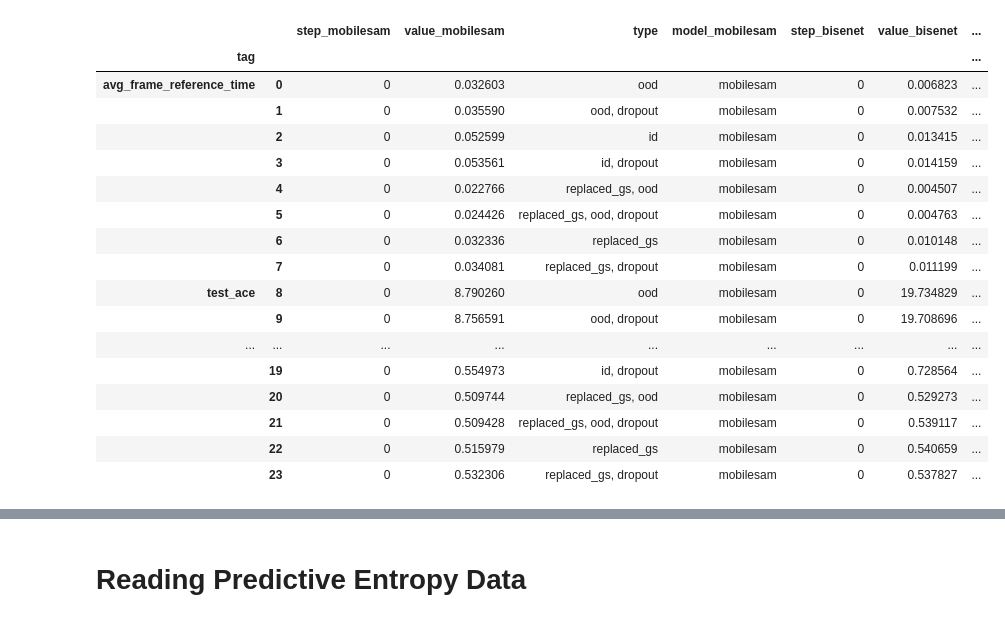
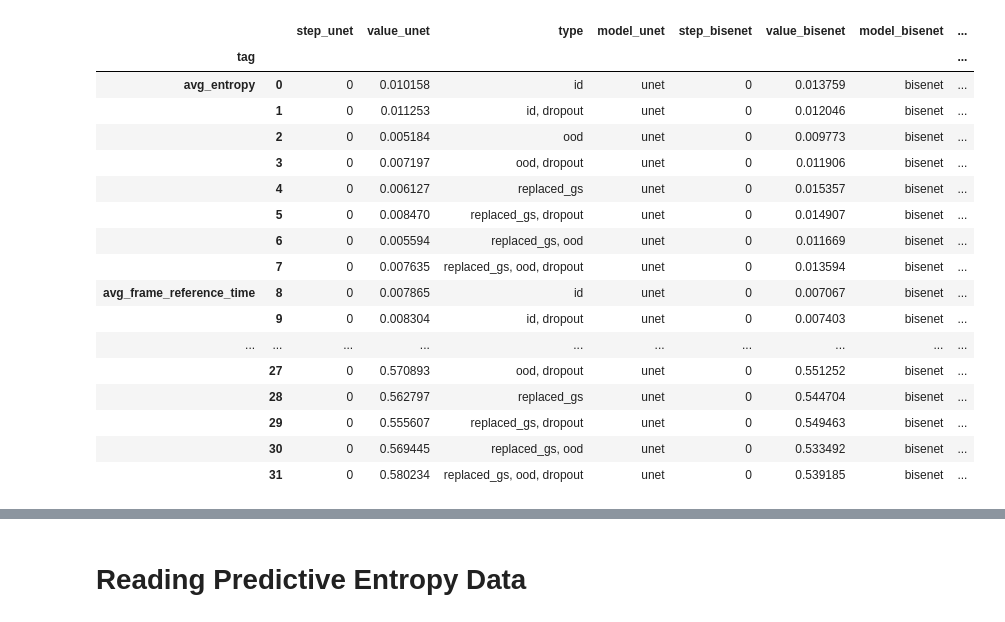
Before and after one commit to UTNuclearRoboticsPublic/assembly_glovebox_dataset, a Jupyter notebook: data/convert_scripts/tb_to_csv.ipynb, the cells around one changed output, grey strips where cells are left out. Saved outputs shown, nothing was run; the diff lists cells and outputs as text; code cells hidden in the pictures.

Commit message:
Separate MobileSAM testing

```diff
--- a/data/convert_scripts/tb_to_csv.ipynb
+++ b/data/convert_scripts/tb_to_csv.ipynb
@@ -129,0 +141,3 @@ result
+# %%
+# dfs = {value: result.loc[result['model'] == value] for value in ['bisenet', 'mobilesam', 'unet', 'bisenet_ensemble', 'mobilesam_ensemble', 'unet_ensemble']}
+dfs = {value: result.loc[result['model'] == value] for value in ['bisenet','unet', 'bisenet_ensemble', 'unet_ensemble']}
@@ -130,2 +164,3 @@ result
 # %%
-dfs = {value: result.loc[result['model'] == value] for value in ['bisenet', 'mobilesam', 'unet', 'bisenet_ensemble', 'mobilesam_ensemble', 'unet_ensemble']}
+msam_df = {value: result.loc[result['model'] == value] for value in ['mobilesam','mobilesam_ensemble']}
+msam_df
@@ -132,27 +209,32 @@ dfs = {value: result.loc[result['model'] == value] for value in ['bisenet', 'mob
 # %%
-x = dfs['mobilesam'].merge(dfs['bisenet'], on=['tag', 'type'], suffixes=("_mobilesam","_bisenet")).groupby(["tag"], group_keys=True).apply(lambda x: x.drop(columns=['tag']))
-x = x.merge(dfs['unet'], on=['tag', 'type']).groupby(["tag"], group_keys=True).apply(lambda x: x.drop(columns=['tag', 'step']))
-x = x.merge(dfs['bisenet_ensemble'], on=['tag', 'type'], suffixes=("_unet","_bisenet_ensemble")).groupby(["tag"], group_keys=True).apply(lambda x: x.drop(columns=['tag', 'step']))
-x = x.merge(dfs['mobilesam_ensemble'], on=['tag', 'type']).groupby(["tag"], group_keys=True).apply(lambda x: x.drop(columns=['tag', 'step']))
-x = x.merge(dfs['unet_ensemble'], on=['tag', 'type'], suffixes=("_mobilesam_ensemble","_unet_ensemble")).groupby(["tag"], group_keys=True).apply(lambda x: x.drop(columns=['tag', 'step']))
+# x = dfs['mobulesam'].merge(dfs['bisenet'], on=['tag', 'type'], suffixes=("_mobilesam","_bisenet")).groupby(["tag"], group_keys=True).apply(lambda x: x.drop(columns=['tag']))
+# x = x.merge(dfs['unet'], on=['tag', 'type']).groupby(["tag"], group_keys=True).apply(lambda x: x.drop(columns=['tag', 'step']))
+# x = x.merge(dfs['bisenet_ensemble'], on=['tag', 'type'], suffixes=("_unet","_bisenet_ensemble")).groupby(["tag"], group_keys=True).apply(lambda x: x.drop(columns=['tag', 'step']))
+# x = x.merge(dfs['mobilesam_ensemble'], on=['tag', 'type']).groupby(["tag"], group_keys=True).apply(lambda x: x.drop(columns=['tag', 'step']))
+# x = x.merge(dfs['unet_ensemble'], on=['tag', 'type'], suffixes=(None,"_unet_ensemble")).groupby(["tag"], group_keys=True).apply(lambda x: x.drop(columns=['tag', 'step']))
+# x
+
+x = dfs['unet'].merge(dfs['bisenet'], on=['tag', 'type'], suffixes=("_unet","_bisenet")).groupby(["tag"], group_keys=True).apply(lambda x: x.drop(columns=['tag']))
+x = x.merge(dfs['unet_ensemble'], on=['tag', 'type']).groupby(["tag"], group_keys=True).apply(lambda x: x.drop(columns=['tag', 'step']))
+x = x.merge(dfs['bisenet_ensemble'], on=['tag', 'type'], suffixes=("_unet_ensemble","_bisenet_ensemble")).groupby(["tag"], group_keys=True).apply(lambda x: x.drop(columns=['tag', 'step']))
 x
 # %% [output]
-|  |  | step_mobilesam | value_mobilesam | type | model_mobilesam | step_bisenet | value_bisenet | ... |
-| tag |  |  |  |  |  |  |  | ... |
-| avg_frame_reference_time | 0 | 0 | 0.032603 | ood | mobilesam | 0 | 0.006823 | ... |
-|  | 1 | 0 | 0.035590 | ood, dropout | mobilesam | 0 | 0.007532 | ... |
-|  | 2 | 0 | 0.052599 | id | mobilesam | 0 | 0.013415 | ... |
-|  | 3 | 0 | 0.053561 | id, dropout | mobilesam | 0 | 0.014159 | ... |
-|  | 4 | 0 | 0.022766 | replaced_gs, ood | mobilesam | 0 | 0.004507 | ... |
-|  | 5 | 0 | 0.024426 | replaced_gs, ood, dropout | mobilesam | 0 | 0.004763 | ... |
-|  | 6 | 0 | 0.032336 | replaced_gs | mobilesam | 0 | 0.010148 | ... |
-|  | 7 | 0 | 0.034081 | replaced_gs, dropout | mobilesam | 0 | 0.011199 | ... |
-| test_ace | 8 | 0 | 8.790260 | ood | mobilesam | 0 | 19.734829 | ... |
-|  | 9 | 0 | 8.756591 | ood, dropout | mobilesam | 0 | 19.708696 | ... |
-| ... | ... | ... | ... | ... | ... | ... | ... | ... |
-|  | 19 | 0 | 0.554973 | id, dropout | mobilesam | 0 | 0.728564 | ... |
-|  | 20 | 0 | 0.509744 | replaced_gs, ood | mobilesam | 0 | 0.529273 | ... |
-|  | 21 | 0 | 0.509428 | replaced_gs, ood, dropout | mobilesam | 0 | 0.539117 | ... |
-|  | 22 | 0 | 0.515979 | replaced_gs | mobilesam | 0 | 0.540659 | ... |
-|  | 23 | 0 | 0.532306 | replaced_gs, dropout | mobilesam | 0 | 0.537827 | ... |
+|  |  | step_unet | value_unet | type | model_unet | step_bisenet | value_bisenet | model_bisenet | ... |
+| tag |  |  |  |  |  |  |  |  | ... |
+| avg_entropy | 0 | 0 | 0.010158 | id | unet | 0 | 0.013759 | bisenet | ... |
+|  | 1 | 0 | 0.011253 | id, dropout | unet | 0 | 0.012046 | bisenet | ... |
+|  | 2 | 0 | 0.005184 | ood | unet | 0 | 0.009773 | bisenet | ... |
+|  | 3 | 0 | 0.007197 | ood, dropout | unet | 0 | 0.011906 | bisenet | ... |
+|  | 4 | 0 | 0.006127 | replaced_gs | unet | 0 | 0.015357 | bisenet | ... |
+|  | 5 | 0 | 0.008470 | replaced_gs, dropout | unet | 0 | 0.014907 | bisenet | ... |
+|  | 6 | 0 | 0.005594 | replaced_gs, ood | unet | 0 | 0.011669 | bisenet | ... |
+|  | 7 | 0 | 0.007635 | replaced_gs, ood, dropout | unet | 0 | 0.013594 | bisenet | ... |
+| avg_frame_reference_time | 8 | 0 | 0.007865 | id | unet | 0 | 0.007067 | bisenet | ... |
+|  | 9 | 0 | 0.008304 | id, dropout | unet | 0 | 0.007403 | bisenet | ... |
+| ... | ... | ... | ... | ... | ... | ... | ... | ... | ... |
+|  | 27 | 0 | 0.570893 | ood, dropout | unet | 0 | 0.551252 | bisenet | ... |
+|  | 28 | 0 | 0.562797 | replaced_gs | unet | 0 | 0.544704 | bisenet | ... |
+|  | 29 | 0 | 0.555607 | replaced_gs, dropout | unet | 0 | 0.549463 | bisenet | ... |
+|  | 30 | 0 | 0.569445 | replaced_gs, ood | unet | 0 | 0.533492 | bisenet | ... |
+|  | 31 | 0 | 0.580234 | replaced_gs, ood, dropout | unet | 0 | 0.539185 | bisenet | ... |
 # %%
```
Also changed, not shown: parts of 16 cells of this notebook.
